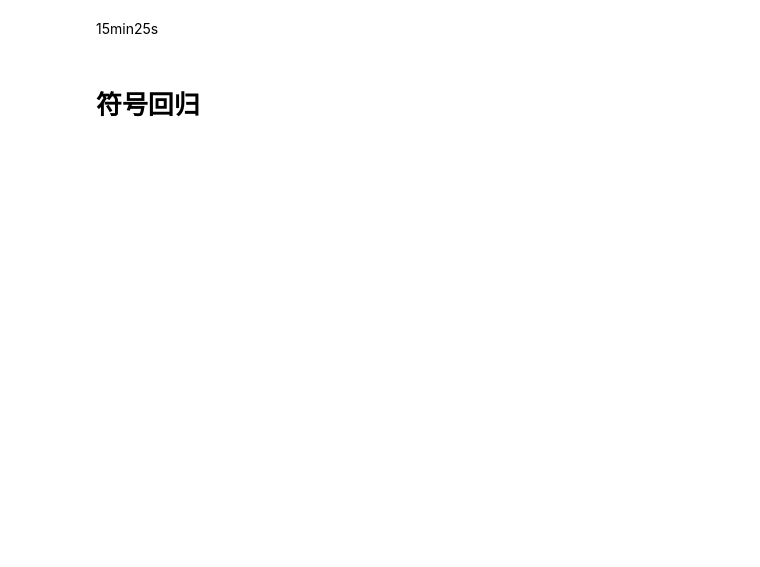
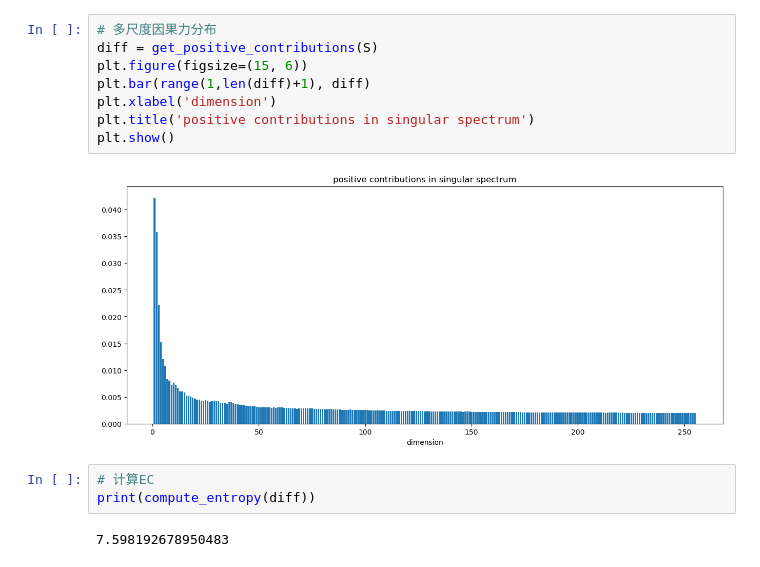
Before and after one commit to Matthew-ymz/koopCE, a Jupyter notebook: notebooks/DeepkoopCE.ipynb, the cells around one changed output. Cells and saved outputs as stored; diff of their text form; blank space fills up the shorter version.

```diff
--- a/notebooks/DeepkoopCE.ipynb
+++ b/notebooks/DeepkoopCE.ipynb
@@ -202,7 +312,18 @@ plt.show()
-# %% [markdown]
-15min25s
-# %% [markdown]
-# 符号回归
+# %%
+# 多尺度因果力分布
+diff = get_positive_contributions(S)
+plt.figure(figsize=(15, 6))
+plt.bar(range(1,len(diff)+1), diff)
+plt.xlabel('dimension')
+plt.title('positive contributions in singular spectrum')
+plt.show()
+# %% [output]
+[figure, added]
+# %%
+# 计算EC
+print(compute_entropy(diff))
+# %% [output]
+7.598192678950483
 # %%
 import numpy as np
 import torch
```
Also changed, not shown: parts of 12 cells of this notebook, 3 other files.
